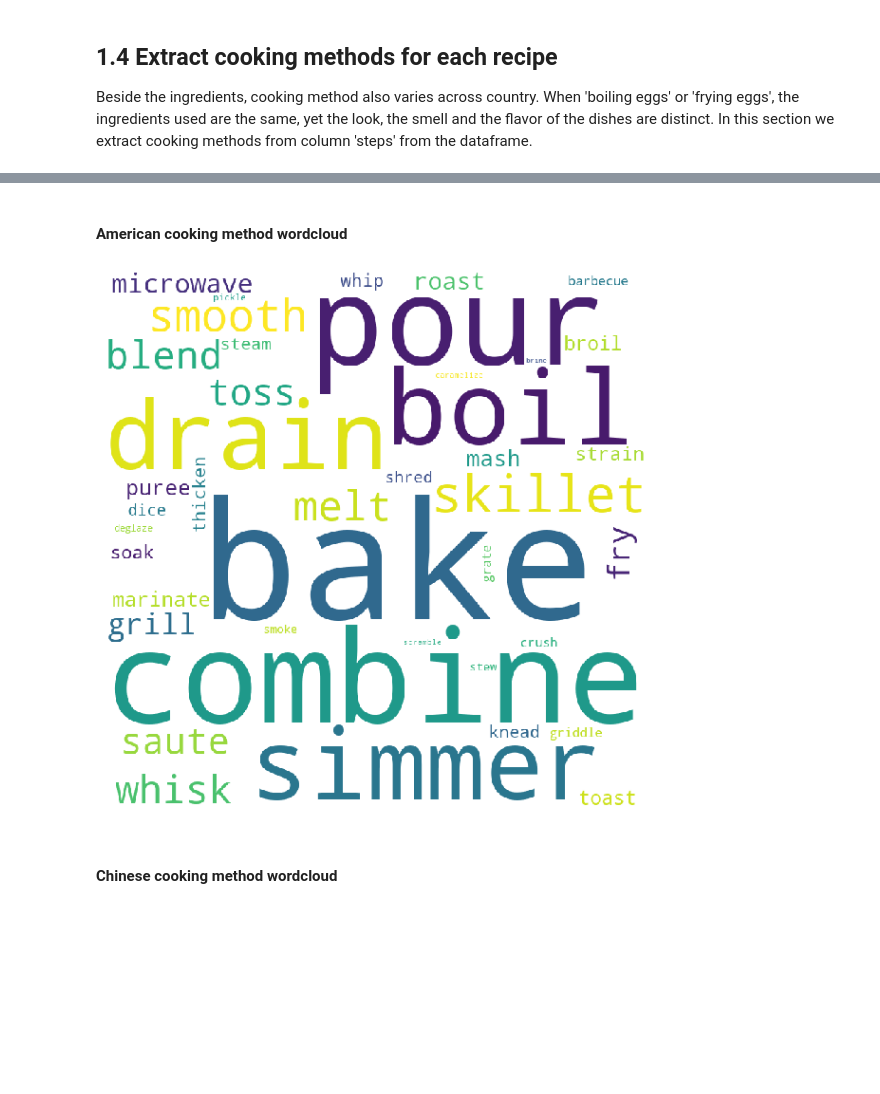
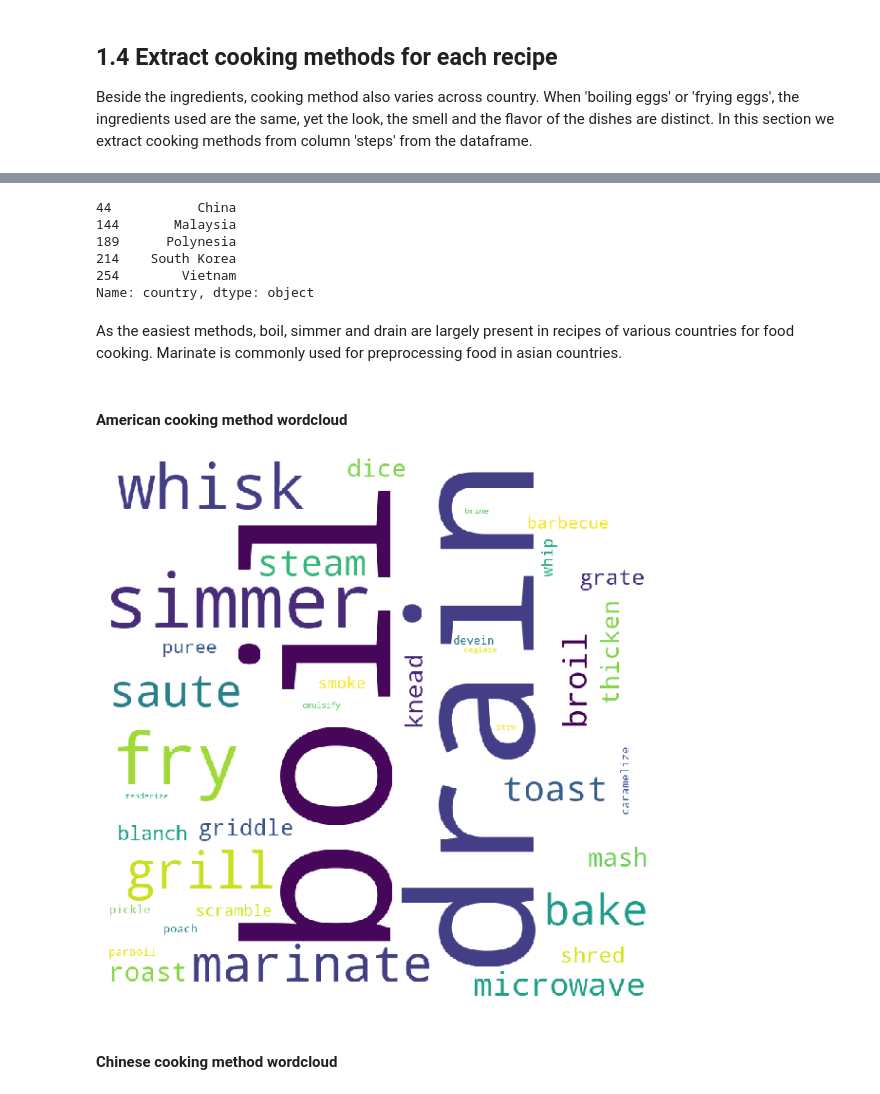
Before and after one commit to JiahuaWU/ada2019, a Jupyter notebook: FinalNotebook.ipynb, the cells around one changed output, grey strips where cells are left out. Cells and saved outputs as stored; diff of their text form; code cells hidden in the pictures; blank space fills up the shorter version.

```diff
--- a/FinalNotebook.ipynb
+++ b/FinalNotebook.ipynb
@@ -76,0 +198,10 @@ See the caveats in the documentation: http://pandas.pydata.org/pandas-docs/stabl
+# %%
+# After reconstruction of lemmatization defined above, some beginning and ending space are introduced in the
+# text and we need to remove them.
+def eval_trim(string):
+    try:
+        return [string.strip() for string in eval(string)]
+    except:
+        return None
+# %%
+recipe_country.ingredients = recipe_country.ingredients.apply(word_cleaning).apply(eval_trim).apply(remove_adj)
@@ -76,0 +228,2 @@ See the caveats in the documentation: http://pandas.pydata.org/pandas-docs/stabl
+# %%
+recipe_country = recipe_country.dropna(subset=['ingredients']).reset_index(drop=True)
@@ -231,12 +369,12 @@ plt_wordcloud(data)
 
 Beside the ingredients, cooking method also varies across country. When 'boiling eggs' or 'frying eggs', the ingredients used are the same, yet the look, the smell and the flavor of the dishes are distinct. In this section we extract cooking methods from column 'steps' from the dataframe.
 # %%
-method_list = ['bake', 'barbecue', 'blanch', 'blend', 'boil', 'braise', 'brine', 'broil', 'caramelize',
-               'combine','crock pot','crush','deglaze','devein','dice','distill','drain','emulsify','ferment',
-               'freez','fry','grate','griddle','grill','knead','leaven','marinate','mash','melt','microwave',
-               'parboil','pickle','poach','pour','pressure cook','puree','refrigerat','roast','saute','scald',
-               'scramble','shred','simmer','skillet','slow cook','smoke','smooth','soak','sous-vide','steam',
-               'stew','strain','tenderize','thicken','toast','toss','whip','whisk']
+method_list = ['bake', 'barbecue', 'blanch', 'boil', 'braise', 'brine', 'broil', 'caramelize',
+               'crock pot','deglaze','devein','dice','distill','drain','emulsify',
+               'fry','grate','griddle','grill','knead','leaven','marinate','mash','microwave',
+               'parboil','pickle','poach','pressure cook','puree','roast','saute','scald',
+               'scramble','shred','simmer','slow cook','smoke','sous-vide','steam',
+               'stew','tenderize','thicken','toast','whip','whisk']
 # %%
 recipe_cooking = recipe_country.copy()
 # %%
@@ -273,10 +420,21 @@ method_country = method_country.to_frame().droplevel(0).reset_index()
+# %%
+method_country.country[method_country['method'] == 'marinate']
+# %% [output]
+44           China
+144       Malaysia
+189      Polynesia
+214    South Korea
+254        Vietnam
+Name: country, dtype: object
+# %% [markdown]
+As the easiest methods, boil, simmer and drain are largely present in recipes of various countries for food cooking. Marinate is commonly used for preprocessing food in asian countries.
 # %% [markdown]
 #### American cooking method wordcloud
 # %%
-data = recipe_cooking_e[recipe_cooking_e['country'] == 'United States of America']['method'].values
+data = recipe_cooking_e[recipe_cooking_e['country'] == 'Japan']['method'].values
 plt_wordcloud(data)
 # %% [output]
-[figure, old version]
+[figure, new version]
 # %% [markdown]
 #### Chinese cooking method wordcloud
 # %%
```
Also changed, not shown: parts of 100 cells of this notebook, 1 other file.
